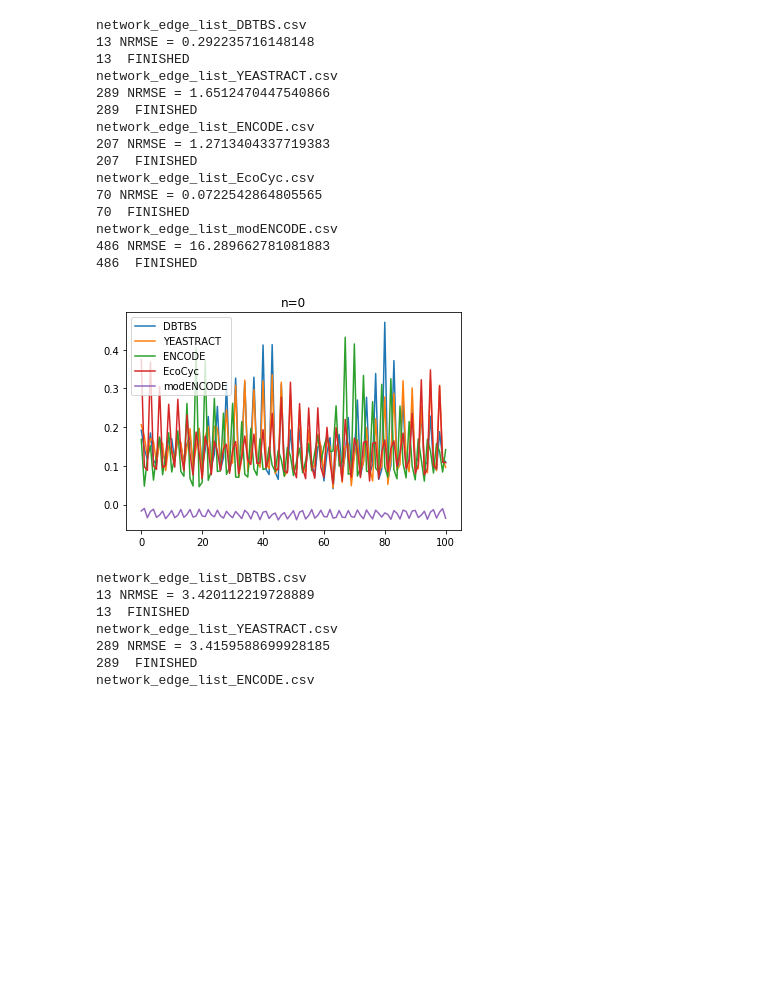
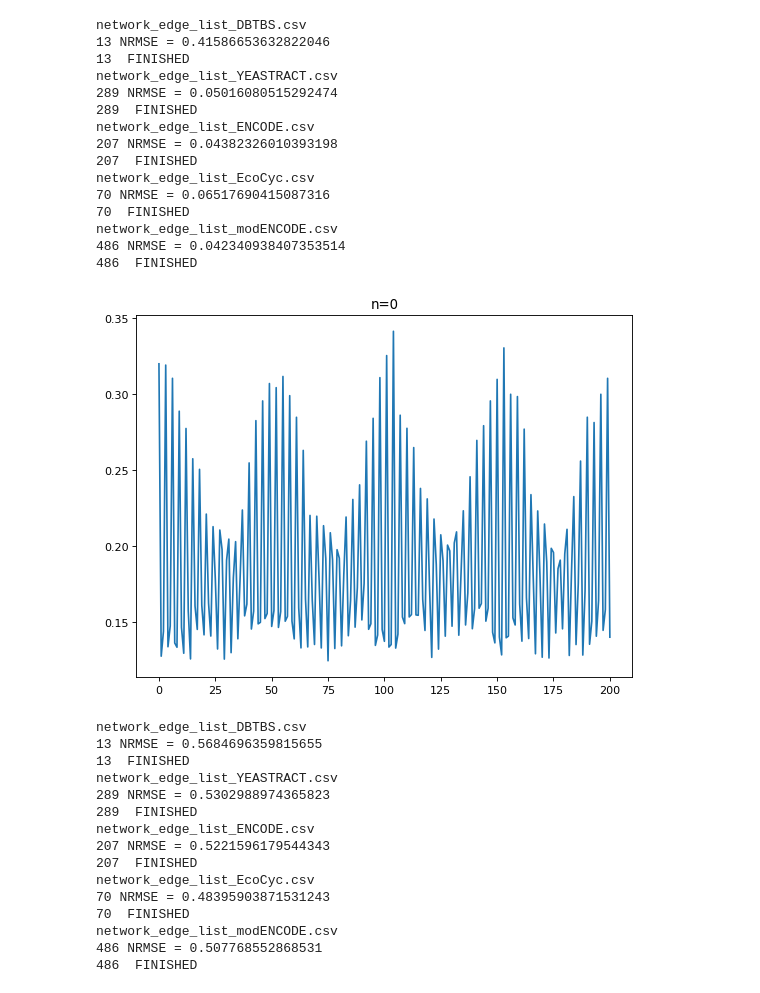
Before and after one commit to carfuentes/mutual_info_study, a Jupyter notebook: ESN-gene-nets.ipynb, the cells around one changed output. Drawn from its saved outputs; the diff is of its cells as text; code cells hidden in the pictures; blank space fills up the shorter version.

Commit message:
Cleaned and organized graphs

```diff
--- a/ESN-gene-nets.ipynb
+++ b/ESN-gene-nets.ipynb
@@ -63,7 +63,7 @@ class ESN(object):
         self.Y=None
         self.x=np.zeros((self.res_size,1))
         self.x0=np.insert(np.random.rand(self.res_size)*10,0,[1.0,1.0,1.0])
-        self.decay=np.random.rand(self.res_size,1)*10
+        self.decay=np.random.rand(self.res_size,1)*5
         self.u=None
         self.x_act=None
 
@@ -100,16 +100,16 @@ class ESN(object):
         return self.X
 
 
-    def collect_states_derivative(self, a,b,c, init_len, train_len, test_len, n=20):
+    def collect_states_derivative(self, a,b,c, init_len, train_len, test_len, n):
         self.X=np.zeros((self.res_size+self.in_size+1, train_len-init_len))
         t=np.arange(train_len+test_len)
         uyz_x=scipy.integrate.odeint(self.dx_dt,self.x0,t,args=(a,b,c,self.decay))
         self.u=uyz_x[:,0]
         self.x_act=uyz_x[:,3:]
-        for t in range(init_len-n,train_len-n):
-            x_concat=self.x_act[t,:].reshape(self.x_act[t,:].shape[0],1)
-            u_concat=self.u[t]
-            self.X[:,t-init_len+n]= np.vstack((1,u_concat,x_concat))[:,0]
+        for t in range(init_len,train_len):
+            x_concat=self.x_act[t-n,:].reshape(self.x_act[t-n,:].shape[0],1)
+            u_concat=self.u[t-n]
+            self.X[:,t-init_len]= np.vstack((1,u_concat,x_concat))[:,0]
 
         return self.X
 
@@ -148,12 +148,12 @@ class ESN(object):
             u = data[trainLen+t+1]
             #u =y
 
-    def run_predictive_derivative(self, a,b,c, test_len, train_len,n=20):
+    def run_predictive_derivative(self, a,b,c, test_len, train_len,n):
         self.Y = np.zeros((self.out_size,test_len))
 
         for t in range(train_len,train_len+test_len):
-            x_concat=self.x_act[t,:].reshape(self.x_act[t,:].shape[0],1)
-            u_concat=self.u[t]
+            x_concat=self.x_act[t-n,:].reshape(self.x_act[t-n,:].shape[0],1)
+            u_concat=self.u[t-n]
             y = np.dot( self.Wout, np.vstack((1,u_concat,x_concat)) )
             self.Y[:,t-train_len] = y
 
@@ -195,7 +195,7 @@ def testing_gene_net(directory,input_data,data):
         #legend(['Target signal', 'Free-running predicted signal'])
         #show()
 # %%
-def testing_gene_net_derivative(directory,a,b,c,n=20):
+def testing_gene_net_derivative(directory,a,b,c,n):
     csv_files= [file for file in os.listdir(directory) if file.startswith("network_edge_list")]
     Y_by_file={}
     X_by_file={}
@@ -206,8 +206,8 @@ def testing_gene_net_derivative(directory,a,b,c,n=20):
         net=ESN(os.path.join(directory, file),1,1,0.95)
         net.initialize()
         net.collect_states_derivative(a,b,c,initLen,trainLen,testLen,n)
-        net.calculate_weights_derivative(initLen,trainLen,n)
-        net.run_predictive_derivative(a,b,c,testLen,trainLen)
+        net.calculate_weights_derivative(initLen,trainLen)
+        net.run_predictive_derivative(a,b,c,testLen,trainLen,n)
         nrmse= sqrt(mean_squared_error(net.u[trainLen+1:trainLen+errorLen+1],net.Y[0,0:errorLen])/np.std(net.Y[0,0:errorLen]))
         print(net.res_size, 'NRMSE = ' + str( nrmse ))
         X_by_file[filename]=net.u
@@ -360,4 +346,4 @@ testing_gene_net("Dataset1/",NARMA_result)
 # ROSSLER
 # %%
 print("With derivatives")
-MI_by_file, X_by_file, Y_by_file=testing_gene_net_derivative("Dataset1/", a,b,c)
+MI_by_file, X_by_file, Y_by_file=testing_gene_net_derivative("Dataset1/", a,b,c,n=100)
@@ -364,6 +358,7 @@ MI_by_file, X_by_file, Y_by_file=testing_gene_net_derivative("Dataset1/", a,b,c)
 # %%
-for n in [10,20,50,80,100]:
+for n in [0,20,80,100]:
     MI_by_file, X_by_file, Y_by_file=testing_gene_net_derivative("Dataset1/", a,b,c,n)
+    figure(num=None, figsize=(8, 6), dpi=80, facecolor='w', edgecolor='k')
     title("n="+str(n))
     plot_MI_by_file(MI_by_file)
 # %% [output]
@@ -372,29 +394,39 @@ KeyboardInterrupt:
 # %%
-for n in [0,50]:
+for n in [0,20,80,100]:
     MI_by_file, X_by_file, Y_by_file=testing_gene_net_derivative("Dataset1/", a,b,c,n)
+    figure(num=None, figsize=(8, 6), dpi=80, facecolor='w', edgecolor='k')
     title("n="+str(n))
-    plot_MI_by_file(MI_by_file)
+    plot_MI_i("modENCODE",MI_by_file["modENCODE"])
+    show()
 # %% [output]
 network_edge_list_DBTBS.csv
-13 NRMSE = 0.292235716148148
+13 NRMSE = 0.41586653632822046
 13  FINISHED
 network_edge_list_YEASTRACT.csv
-289 NRMSE = 1.6512470447540866
+289 NRMSE = 0.05016080515292474
 289  FINISHED
 network_edge_list_ENCODE.csv
-207 NRMSE = 1.2713404337719383
+207 NRMSE = 0.04382326010393198
 207  FINISHED
 network_edge_list_EcoCyc.csv
-70 NRMSE = 0.0722542864805565
+70 NRMSE = 0.06517690415087316
 70  FINISHED
 network_edge_list_modENCODE.csv
-486 NRMSE = 16.289662781081883
+486 NRMSE = 0.042340938407353514
 486  FINISHED
-[figure, old version]
+[figure, new version]
 network_edge_list_DBTBS.csv
-13 NRMSE = 3.420112219728889
+13 NRMSE = 0.5684696359815655
 13  FINISHED
 network_edge_list_YEASTRACT.csv
-289 NRMSE = 3.4159588699928185
+289 NRMSE = 0.5302988974365823
 289  FINISHED
 network_edge_list_ENCODE.csv
+207 NRMSE = 0.5221596179544343
+207  FINISHED
+network_edge_list_EcoCyc.csv
+70 NRMSE = 0.48395903871531243
+70  FINISHED
+network_edge_list_modENCODE.csv
+486 NRMSE = 0.507768552868531
+486  FINISHED
```
Also changed, not shown: parts of 9 cells of this notebook.
